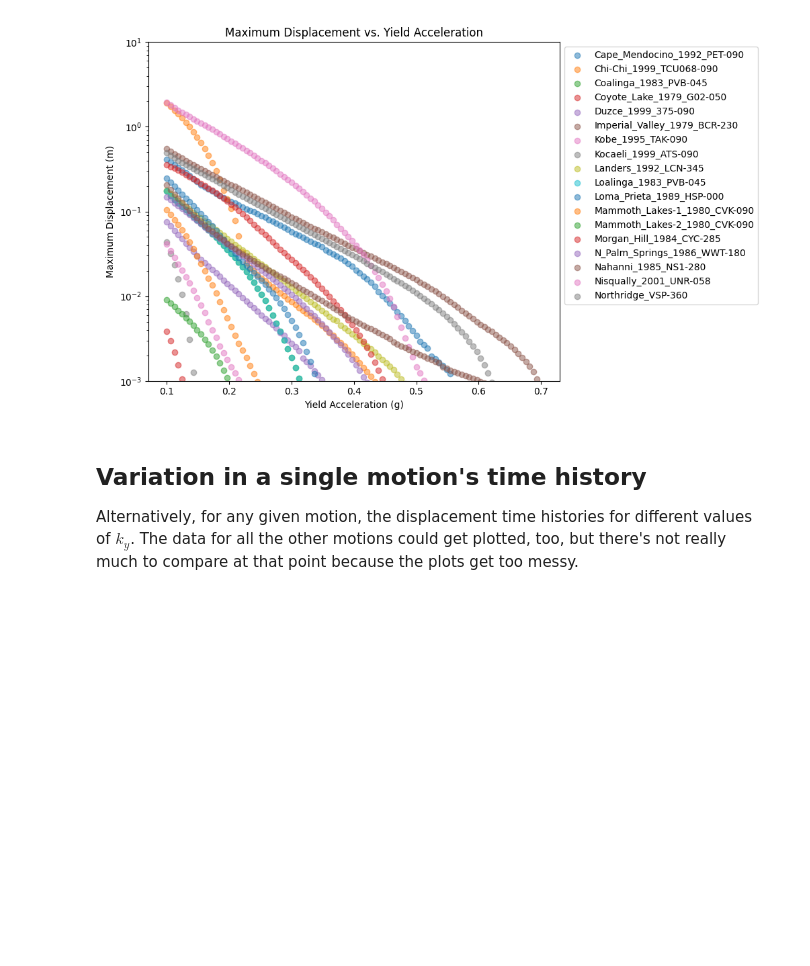
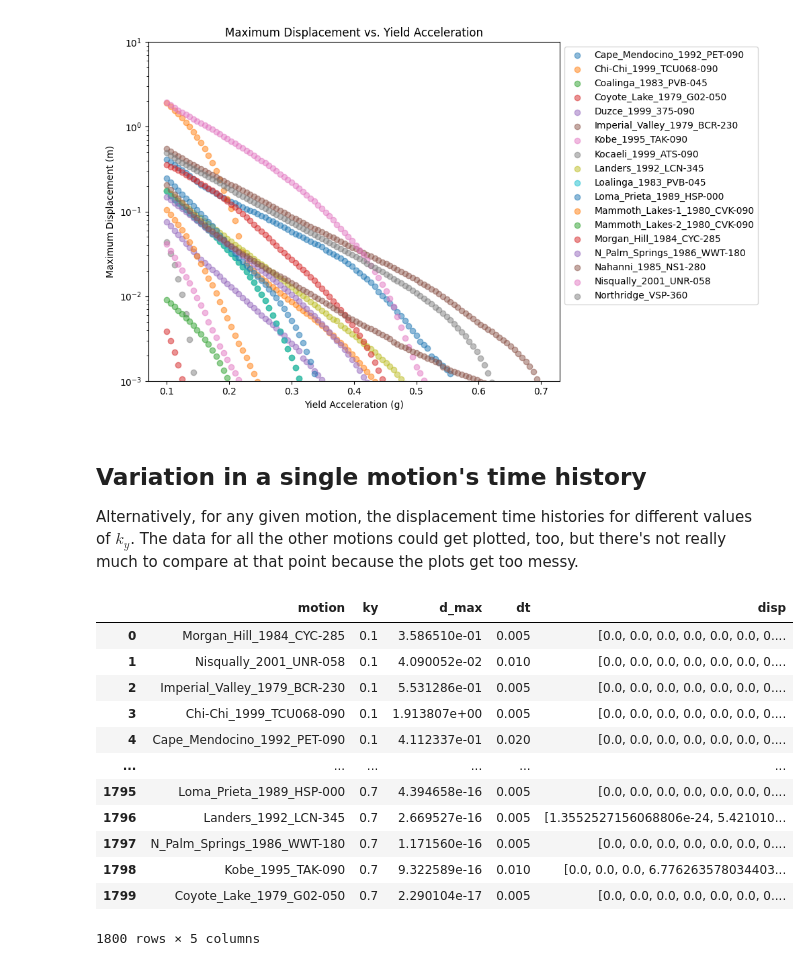
Before and after one commit to pySLAMMER/pySLAMMER, a Jupyter notebook: demos/batch_demo.ipynb, the cells around one changed output. Cells and saved outputs as stored; diff of their text form; code cells hidden in the pictures; blank space fills up the shorter version.

```diff
--- a/demos/batch_demo.ipynb
+++ b/demos/batch_demo.ipynb
@@ -122,6 +112,22 @@ plt.show()
 # %% [markdown]
 ## Variation in a single motion's time history
 Alternatively, for any given motion, the displacement time histories for different values of $k_y$. The data for all the other motions could get plotted, too, but there's not really much to compare at that point because the plots get too messy.
+# %%
+df
+# %% [output]
+|  | motion | ky | d_max | dt | disp |
+| 0 | Morgan_Hill_1984_CYC-285 | 0.1 | 3.586510e-01 | 0.005 | [0.0, 0.0, 0.0, 0.0, 0.0, 0.0, 0.... |
+| 1 | Nisqually_2001_UNR-058 | 0.1 | 4.090052e-02 | 0.010 | [0.0, 0.0, 0.0, 0.0, 0.0, 0.0, 0.... |
+| 2 | Imperial_Valley_1979_BCR-230 | 0.1 | 5.531286e-01 | 0.005 | [0.0, 0.0, 0.0, 0.0, 0.0, 0.0, 0.... |
+| 3 | Chi-Chi_1999_TCU068-090 | 0.1 | 1.913807e+00 | 0.005 | [0.0, 0.0, 0.0, 0.0, 0.0, 0.0, 0.... |
+| 4 | Cape_Mendocino_1992_PET-090 | 0.1 | 4.112337e-01 | 0.020 | [0.0, 0.0, 0.0, 0.0, 0.0, 0.0, 0.... |
+| ... | ... | ... | ... | ... | ... |
+| 1795 | Loma_Prieta_1989_HSP-000 | 0.7 | 4.394658e-16 | 0.005 | [0.0, 0.0, 0.0, 0.0, 0.0, 0.0, 0.... |
+| 1796 | Landers_1992_LCN-345 | 0.7 | 2.669527e-16 | 0.005 | [1.3552527156068806e-24, 5.421010... |
+| 1797 | N_Palm_Springs_1986_WWT-180 | 0.7 | 1.171560e-16 | 0.005 | [0.0, 0.0, 0.0, 0.0, 0.0, 0.0, 0.... |
+| 1798 | Kobe_1995_TAK-090 | 0.7 | 9.322589e-16 | 0.010 | [0.0, 0.0, 0.0, 6.776263578034403... |
+| 1799 | Coyote_Lake_1979_G02-050 | 0.7 | 2.290104e-17 | 0.005 | [0.0, 0.0, 0.0, 0.0, 0.0, 0.0, 0.... |
+1800 rows × 5 columns
 # %%
 import matplotlib.cm as cm
 from matplotlib.colors import LogNorm
```
Also changed, not shown: parts of 3 cells of this notebook, 8 other files.
